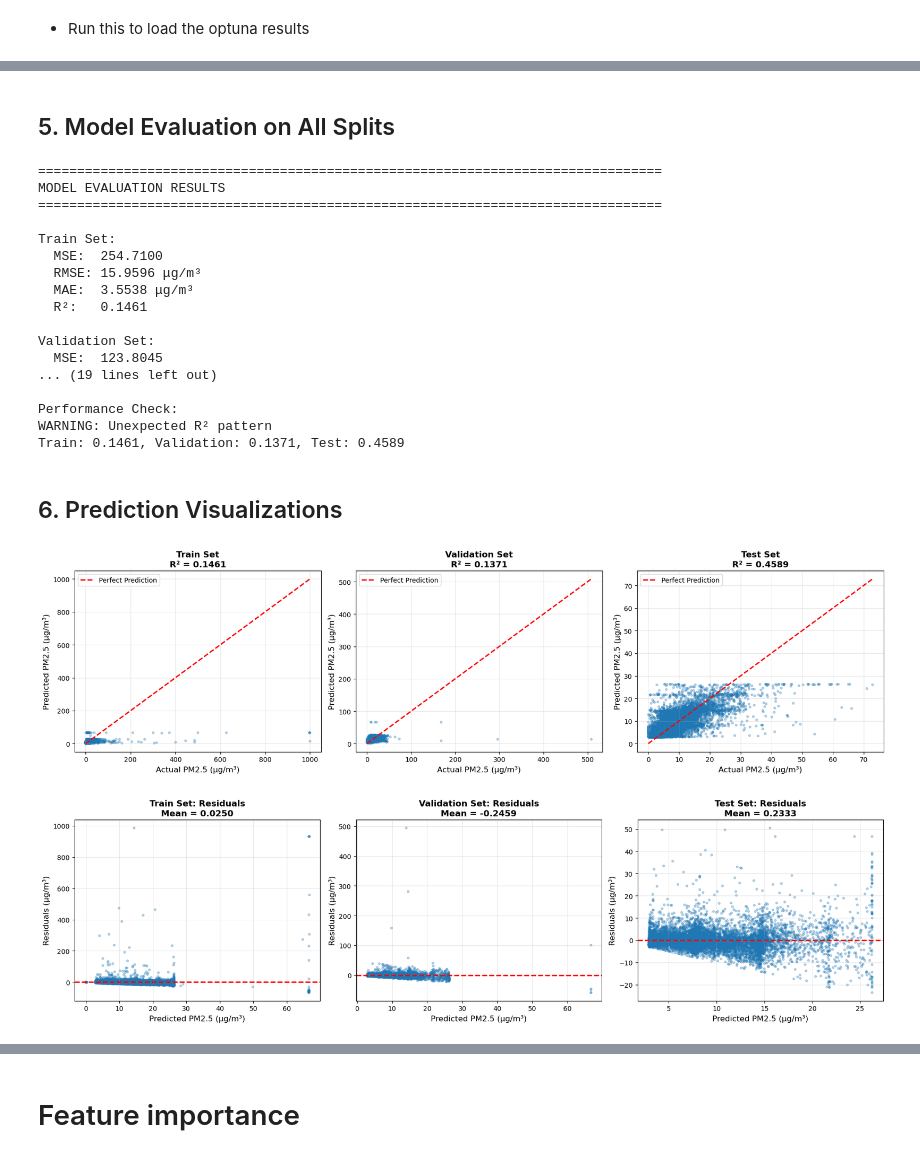
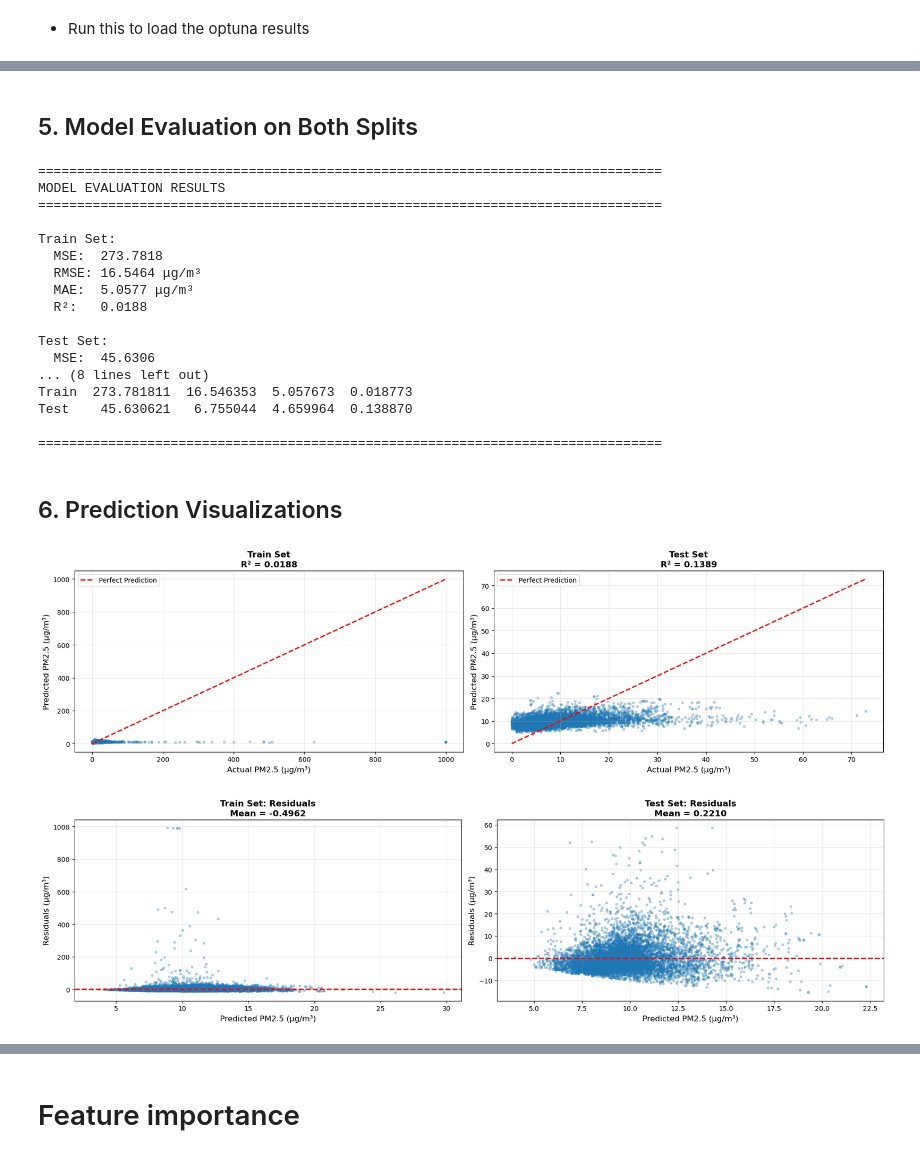
Before and after one commit to nacermissouni23/pm25-air-quality, a Jupyter notebook: notebooks/neural_network_training.ipynb, the cells around one changed output, grey strips where cells are left out. Saved outputs shown, nothing was run; the diff lists cells and outputs as text; code cells hidden in the pictures.

Commit message:
feat : add neural network model with best parameters

```diff
--- a/notebooks/neural_network_training.ipynb
+++ b/notebooks/neural_network_training.ipynb
@@ -414,7 +463,7 @@ print("TRAINING FINAL MODEL WITH BEST HYPERPARAMETERS")
 print(f"{'='*80}")
 
 # Create final model
-final_model = MLPRegressor(
+base_model = MLPRegressor(
     hidden_layer_sizes=(
         best_params['hidden_layer_1'],
         best_params['hidden_layer_2'],
@@ -431,9 +480,16 @@ final_model = MLPRegressor(
     validation_fraction=0.1,
     n_iter_no_change=20,
     tol=1e-5,
+    shuffle=False,
     random_state=42,
     verbose=True
 )
+# final_model = TransformedTargetRegressor(
+#     regressor=base_model,
+#     func=np.log1p,         # log(1 + y) transform before training
+#     inverse_func=np.expm1  # exp(y) - 1 transform after prediction
+# )
+final_model=base_model
 
 print(f"\nModel architecture:")
 print(f"  Hidden layers: ({best_params['hidden_layer_1']}, {best_params['hidden_layer_2']}, {best_params['hidden_layer_3']})")
@@ -476,10 +532,9 @@ Final training loss: 130.744778
 ============================================================
 # %% [markdown]
-## 5. Model Evaluation on All Splits
+## 5. Model Evaluation on Both Splits
 # %%
 #Generate predictions
 train_pred = final_model.predict(X_train)
-val_pred = final_model.predict(X_val)
 test_pred = final_model.predict(X_test)
 
 print(f"{'='*80}")
@@ -489,8 +544,6 @@ print(f"{'='*80}\n")
 results = {}
 results['Train'] = compute_metrics(y_train.values, train_pred, "Train")
 print()
-results['Validation'] = compute_metrics(y_val.values, val_pred, "Validation")
-print()
 results['Test'] = compute_metrics(y_test.values, test_pred, "Test")
 
 results_df = pd.DataFrame(results).T
@@ -498,42 +551,32 @@ print(f"\n{'='*80}")
 print("\nSummary Table:")
 print(results_df.to_string())
 print(f"\n{'='*80}")
-
-print("\nPerformance Check:")
-if results['Train']['R²'] > results['Validation']['R²'] > results['Test']['R²']:
-    print("GOOD: Train R² > Val R² > Test R² (expected pattern)")
-elif results['Train']['R²'] > results['Test']['R²'] and results['Validation']['R²'] > results['Test']['R²']:
-    print("OK: Train & Val R² > Test R² (acceptable)")
-else:
-    print(f"WARNING: Unexpected R² pattern")
-    print(f"Train: {results['Train']['R²']:.4f}, Validation: {results['Validation']['R²']:.4f}, Test: {results['Test']['R²']:.4f}")
 # %% [output]
 ================================================================================
 MODEL EVALUATION RESULTS
 ================================================================================
 
 Train Set:
-  MSE:  254.7100
-  RMSE: 15.9596 μg/m³
-  MAE:  3.5538 μg/m³
-  R²:   0.1461
+  MSE:  273.7818
+  RMSE: 16.5464 μg/m³
+  MAE:  5.0577 μg/m³
+  R²:   0.0188
 
-Validation Set:
-  MSE:  123.8045
-... (19 lines left out)
+Test Set:
+  MSE:  45.6306
+... (8 lines left out)
+Train  273.781811  16.546353  5.057673  0.018773
+Test    45.630621   6.755044  4.659964  0.138870
 
-Performance Check:
-WARNING: Unexpected R² pattern
-Train: 0.1461, Validation: 0.1371, Test: 0.4589
+================================================================================
 # %% [markdown]
 ## 6. Prediction Visualizations
 # %%
 # Actual vs Predicted
-fig, axes = plt.subplots(1, 3, figsize=(18, 5))
+fig, axes = plt.subplots(1, 2, figsize=(18, 5))
 
 for idx, (name, y_true, y_pred) in enumerate([
     ('Train', y_train.values, train_pred),
-    ('Validation', y_val.values, val_pred),
     ('Test', y_test.values, test_pred)
 ]):
     ax = axes[idx]
@@ -553,31 +596,30 @@ plt.tight_layout()
 plt.savefig(model_dir / 'predictions_scatter.png', dpi=150, bbox_inches='tight')
 plt.show()
 # %% [output]
-[figure, old version]
+[figure, new version]
 # %%
 # Residual plots
-fig, axes = plt.subplots(1, 3, figsize=(18, 5))
+fig, axes = plt.subplots(1, 2, figsize=(18, 5))
 
 for idx, (name, y_true, y_pred) in enumerate([
     ('Train', y_train.values, train_pred),
-    ('Validation', y_val.values, val_pred),
     ('Test', y_test.values, test_pred)
 ]):
     ax = axes[idx]
     residuals = y_true - y_pred
 
     ax.scatter(y_pred, residuals, alpha=0.3, s=10)
     ax.axhline(y=0, color='r', linestyle='--', lw=2)
 
     ax.set_xlabel('Predicted PM2.5 (μg/m³)', fontsize=12)
     ax.set_ylabel('Residuals (μg/m³)', fontsize=12)
     ax.set_title(f'{name} Set: Residuals\nMean = {residuals.mean():.4f}', fontsize=13, fontweight='bold')
     ax.grid(True, alpha=0.3)
 
 plt.tight_layout()
 plt.savefig(model_dir / 'residuals.png', dpi=150, bbox_inches='tight')
 plt.show()
 # %% [output]
-[figure, old version]
+[figure, new version]
 # %%
 # Error distribution
```
Also changed, not shown: parts of 21 cells of this notebook, 8 other files.
